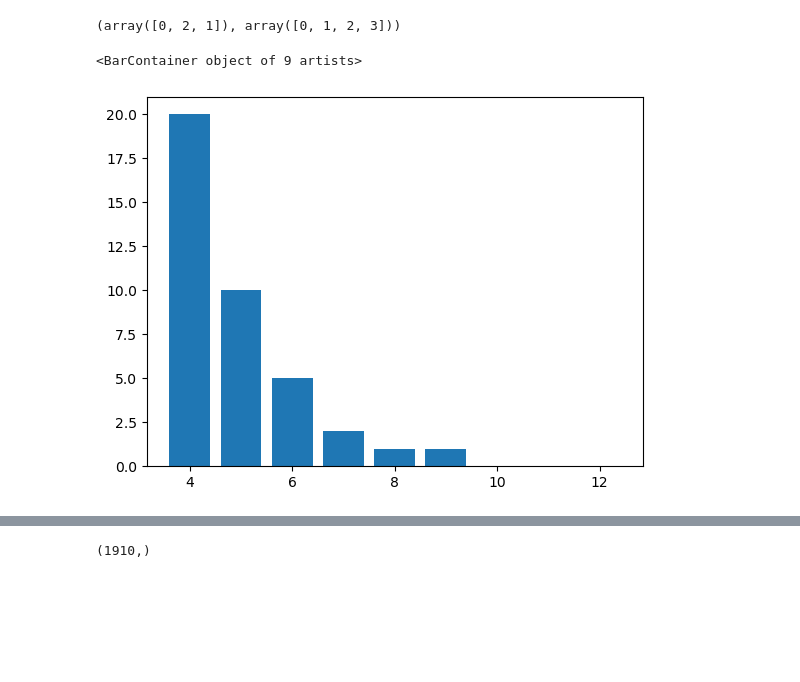
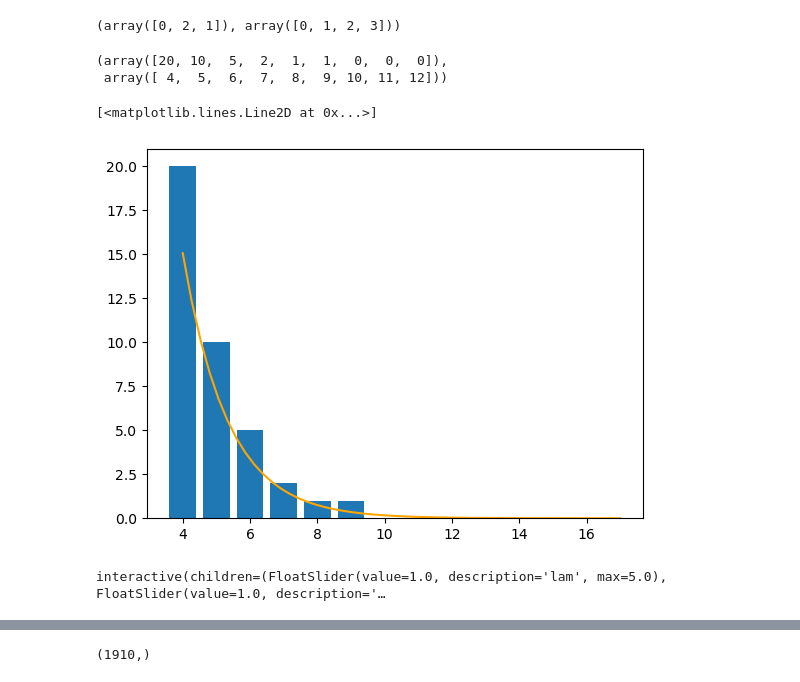
Before and after one commit to xavfunk/delayed-normalization-psilo, a Jupyter notebook: experiment sequences.ipynb, the cells around one changed output, grey strips where cells are left out. Cells and saved outputs as stored; diff of their text form; code cells hidden in the pictures; blank space fills up the shorter version.

```diff
--- a/experiment sequences.ipynb
+++ b/experiment sequences.ipynb
@@ -21,8 +23,35 @@ np.histogram([1, 2, 1], bins=[0, 1, 2, 3])
 # %%
 # Tomas' basic exponential histogram over ITI values 1-20
 basic_hist = (np.array([20, 10, 5, 2, 1, 1, 0, 0, 0]), np.array([4, 5, 6, 7, 8, 9, 10, 11, 12]))
+# %%
+basic_hist
+# %% [output]
+(array([20, 10,  5,  2,  1,  1,  0,  0,  0]),
+ array([ 4,  5,  6,  7,  8,  9, 10, 11, 12]))
 # %%
 plt.bar(basic_hist[1],basic_hist[0])
+x = np.linspace(0, 13)
+lam = .75
+shift = 4
+# plt.show
+plt.plot(x + shift, lam * np.exp(-lam * (x - shift)), color = "orange")
 # %% [output]
-<BarContainer object of 9 artists>
+[<matplotlib.lines.Line2D at 0x...>]
-[figure, old version]
+[figure, new version]
+# %%
+# as a widget
+shift = 4
+
+@widgets.interact(lam = widgets.FloatSlider(value=1, min=0, max=5, step=.1),
+                  scale = widgets.FloatSlider(value=1, min=0, max=30, step=.1))
+
+def plot_hists(lam, scale):
+    fig, ax = plt.subplots()
+    ax.bar(basic_hist[1],basic_hist[0])
+    ax.plot(x, scale * (lam * np.exp(-lam * (x - shift))), color = "orange")
+    ax.vlines(4, 0, 20, color = 'orange')
+    ax.set_ylim(0, 20)
+    ax.set_xlim(3.5, 20)
+    plt.show()
+# %% [output]
+interactive(children=(FloatSlider(value=1.0, description='lam', max=5.0), FloatSlider(value=1.0, description='…
```
Also changed, not shown: parts of 31 cells of this notebook, 4 other files.
